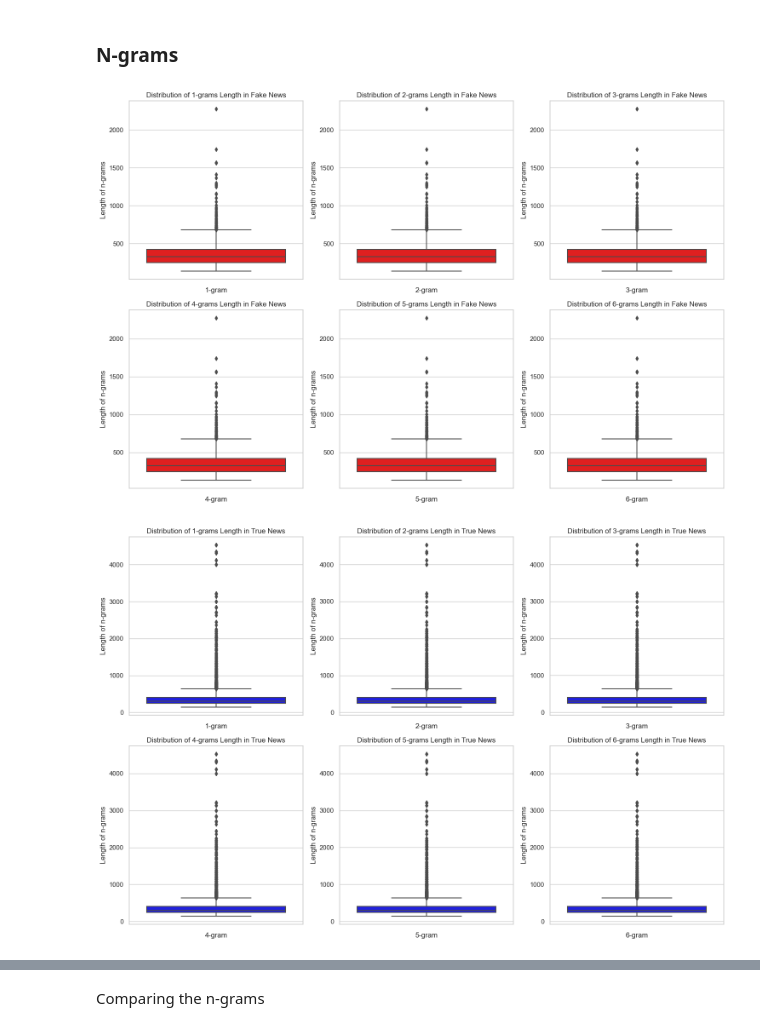
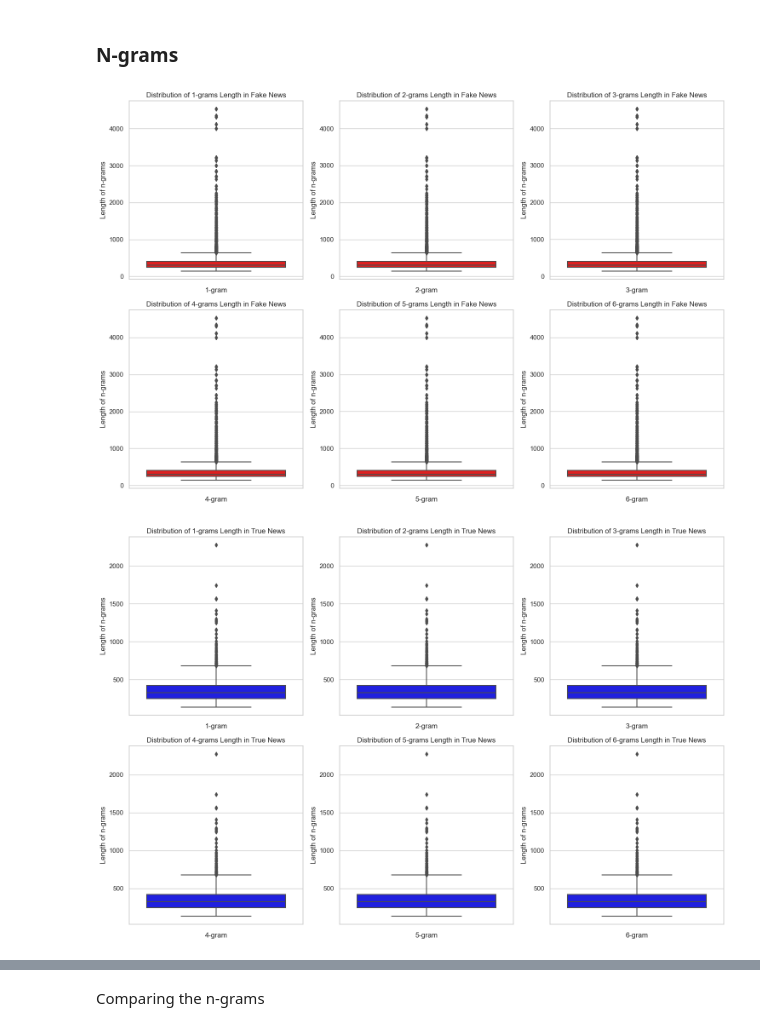
Before and after one commit to AndreasHaavik/FakeNews, a Jupyter notebook: featureEngineering.ipynb, the cells around one changed output, grey strips where cells are left out. Cells and saved outputs as stored; diff of their text form; code cells hidden in the pictures.

```diff
--- a/featureEngineering.ipynb
+++ b/featureEngineering.ipynb
@@ -575,30 +576,30 @@ for n in range(1, 7):
 # %%
 # Plot boxplots for each n-gram range for fake news
 plt.figure(figsize=(15, 10))
 for n in range(1, 7):
     plt.subplot(2, 3, n)
-    sns.boxplot(y=ngram_df[ngram_df['label'] == 0][f'{n}_grams'].apply(lambda x: len(x)), color='red')
+    sns.boxplot(y=ngram_df[ngram_df['label'] == 1][f'{n}_grams'].apply(lambda x: len(x)), color='red')
     plt.xlabel(f'{n}-gram')
     plt.ylabel('Length of n-grams')
     plt.title(f'Distribution of {n}-grams Length in Fake News')
 
 plt.tight_layout()
 plt.show()
 
 # Plot boxplots for each n-gram range for true news
 plt.figure(figsize=(15, 10))
 for n in range(1, 7):
     plt.subplot(2, 3, n)
-    sns.boxplot(y=ngram_df[ngram_df['label'] == 1][f'{n}_grams'].apply(lambda x: len(x)), color='blue')
+    sns.boxplot(y=ngram_df[ngram_df['label'] == 0][f'{n}_grams'].apply(lambda x: len(x)), color='blue')
     plt.xlabel(f'{n}-gram')
     plt.ylabel('Length of n-grams')
     plt.title(f'Distribution of {n}-grams Length in True News')
 
 plt.tight_layout()
 plt.show()
 # %% [output]
-[figure, old version]
+[figure, new version]
-[figure, old version]
+[figure, new version]
 # %%
 ngram_df
 # %% [output]
```
Also changed, not shown: parts of 15 cells of this notebook, 2 other files.
